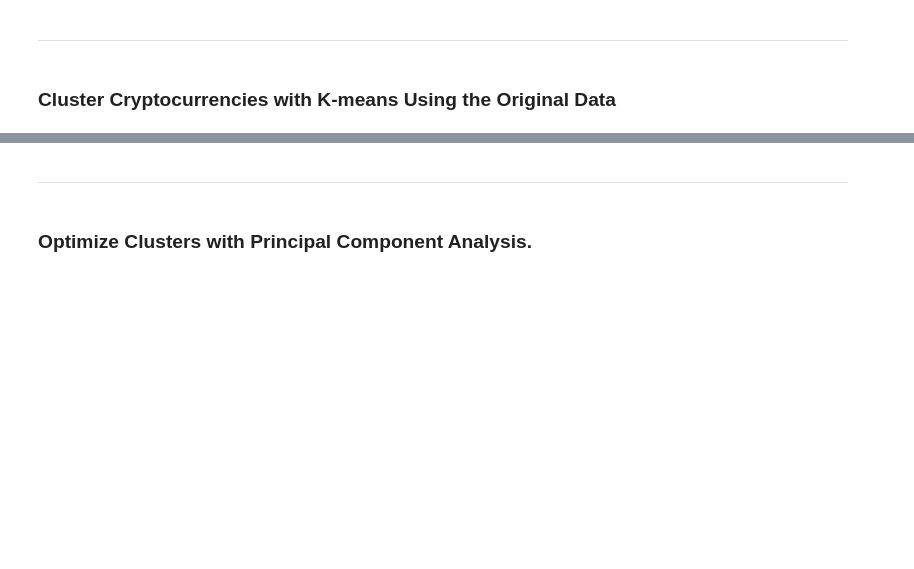
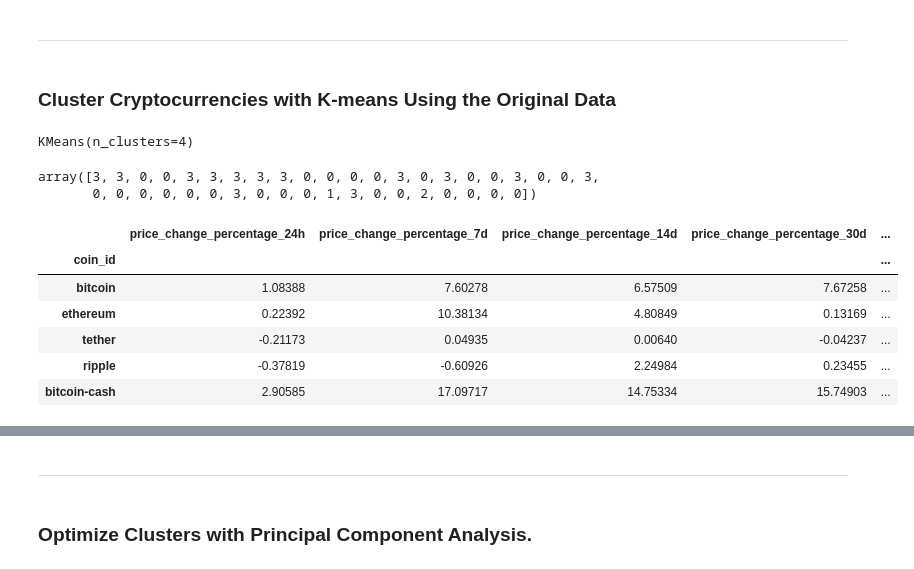
Before and after one commit to Cookees81/CryptoClustering, a Jupyter notebook: Starter_Code/Crypto_Clustering.ipynb, the cells around one changed output, grey strips where cells are left out. Cells and saved outputs as stored; diff of their text form; code cells hidden in the pictures; blank space fills up the shorter version.

```diff
--- a/Starter_Code/Crypto_Clustering.ipynb
+++ b/Starter_Code/Crypto_Clustering.ipynb
@@ -105,20 +125,38 @@ scaled_market = scaler.transform(df_market_data)
 ### Cluster Cryptocurrencies with K-means Using the Original Data
 # %%
 # Initialize the K-Means model using the best value for k
+model = KMeans(n_clusters=4)
 # %%
 # Fit the K-Means model using the scaled data
+model.fit(scaled_market_df)
+# %% [output]
+KMeans(n_clusters=4)
 # %%
 # Predict the clusters to group the cryptocurrencies using the scaled data
-
+crypto_clusters = model.predict(scaled_market_df)
 
 # Print the resulting array of cluster values.
+crypto_clusters
+# %% [output]
+array([3, 3, 0, 0, 3, 3, 3, 3, 3, 0, 0, 0, 0, 3, 0, 3, 0, 0, 3, 0, 0, 3,
+       0, 0, 0, 0, 0, 0, 3, 0, 0, 0, 1, 3, 0, 0, 2, 0, 0, 0, 0])
 # %%
 # Create a copy of the DataFrame
+market_predictions = df_market_data.copy()
 # %%
 # Add a new column to the DataFrame with the predicted clusters
-
+market_predictions['Crypto_Clusters'] = crypto_clusters
 
 # Display sample data
+market_predictions.head()
+# %% [output]
+|  | price_change_percentage_24h | price_change_percentage_7d | price_change_percentage_14d | price_change_percentage_30d | ... |
+| coin_id |  |  |  |  | ... |
+| bitcoin | 1.08388 | 7.60278 | 6.57509 | 7.67258 | ... |
+| ethereum | 0.22392 | 10.38134 | 4.80849 | 0.13169 | ... |
+| tether | -0.21173 | 0.04935 | 0.00640 | -0.04237 | ... |
+| ripple | -0.37819 | -0.60926 | 2.24984 | 0.23455 | ... |
+| bitcoin-cash | 2.90585 | 17.09717 | 14.75334 | 15.74903 | ... |
 # %%
 # Create a scatter plot using hvPlot by setting
 # `x="price_change_percentage_24h"` and `y="price_change_percentage_7d"`.
```
Also changed, not shown: parts of 9 cells of this notebook.
